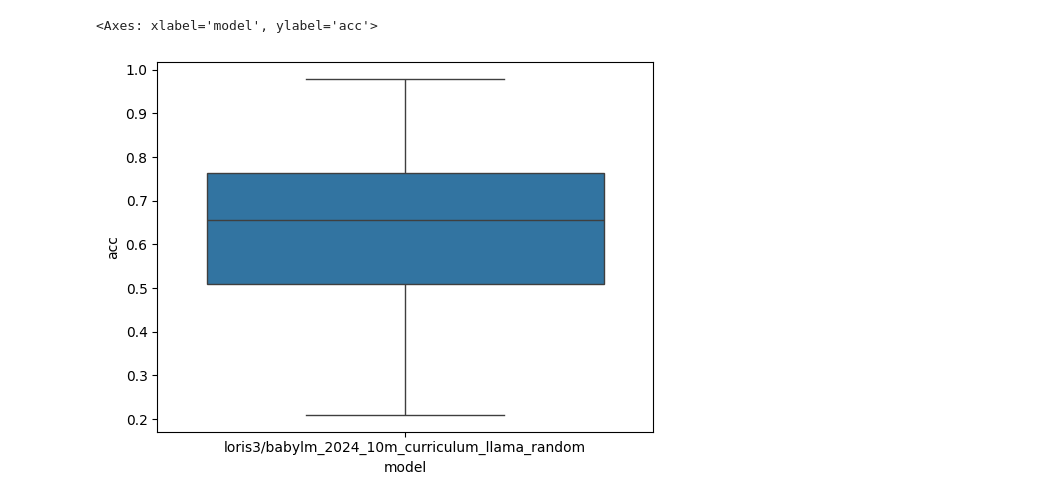
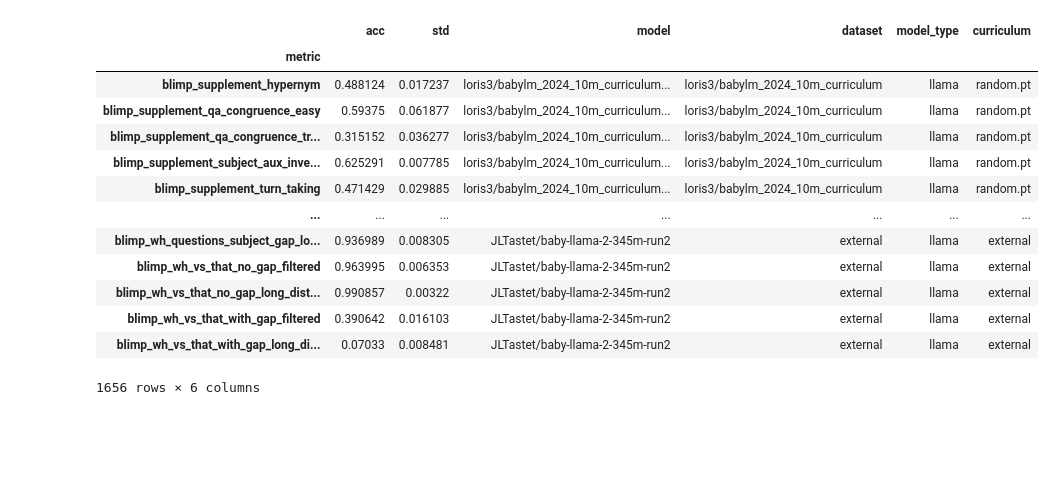
Before and after one commit to loris3/babylm, a Jupyter notebook: evaluate_models.ipynb, the cells around one changed output. Drawn from its saved outputs; the diff is of its cells as text; code cells hidden in the pictures; blank space fills up the shorter version.

```diff
--- a/evaluate_models.ipynb
+++ b/evaluate_models.ipynb
@@ -51,5 +213,17 @@ loris3/babylm_2024_10m_curriculum_llama_random
-# %%
-sns.boxplot(x="model", y='acc', data=df)
-# %% [output]
-<Axes: xlabel='model', ylabel='acc'>
-[figure, removed]
+# %%
+df
+# %% [output]
+|  | acc | std | model | dataset | model_type | curriculum |
+| metric |  |  |  |  |  |  |
+| blimp_supplement_hypernym | 0.488124 | 0.017237 | loris3/babylm_2024_10m_curriculum... | loris3/babylm_2024_10m_curriculum | llama | random.pt |
+| blimp_supplement_qa_congruence_easy | 0.59375 | 0.061877 | loris3/babylm_2024_10m_curriculum... | loris3/babylm_2024_10m_curriculum | llama | random.pt |
+| blimp_supplement_qa_congruence_tr... | 0.315152 | 0.036277 | loris3/babylm_2024_10m_curriculum... | loris3/babylm_2024_10m_curriculum | llama | random.pt |
+| blimp_supplement_subject_aux_inve... | 0.625291 | 0.007785 | loris3/babylm_2024_10m_curriculum... | loris3/babylm_2024_10m_curriculum | llama | random.pt |
+| blimp_supplement_turn_taking | 0.471429 | 0.029885 | loris3/babylm_2024_10m_curriculum... | loris3/babylm_2024_10m_curriculum | llama | random.pt |
+| ... | ... | ... | ... | ... | ... | ... |
+| blimp_wh_questions_subject_gap_lo... | 0.936989 | 0.008305 | JLTastet/baby-llama-2-345m-run2 | external | llama | external |
+| blimp_wh_vs_that_no_gap_filtered | 0.963995 | 0.006353 | JLTastet/baby-llama-2-345m-run2 | external | llama | external |
+| blimp_wh_vs_that_no_gap_long_dist... | 0.990857 | 0.00322 | JLTastet/baby-llama-2-345m-run2 | external | llama | external |
+| blimp_wh_vs_that_with_gap_filtered | 0.390642 | 0.016103 | JLTastet/baby-llama-2-345m-run2 | external | llama | external |
+| blimp_wh_vs_that_with_gap_long_di... | 0.07033 | 0.008481 | JLTastet/baby-llama-2-345m-run2 | external | llama | external |
+1656 rows × 6 columns
```
Also changed, not shown: parts of 13 cells of this notebook, 14 other files.
